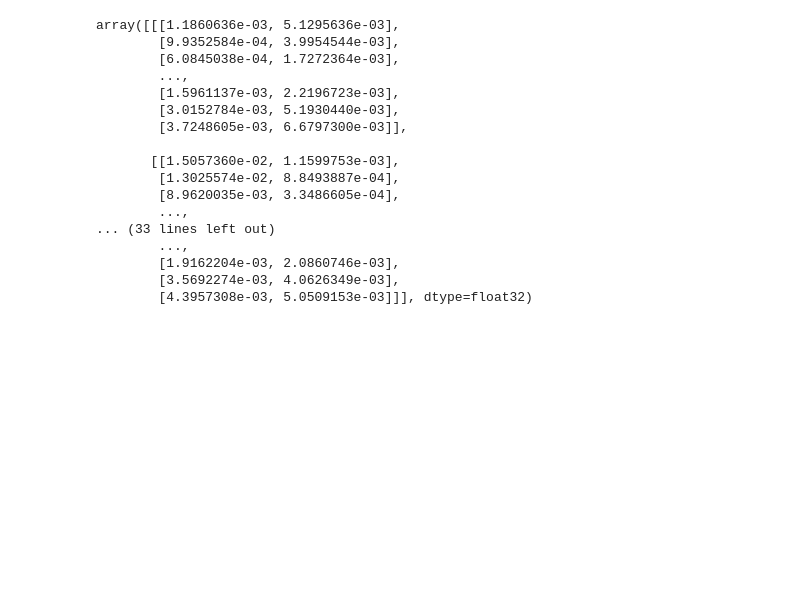
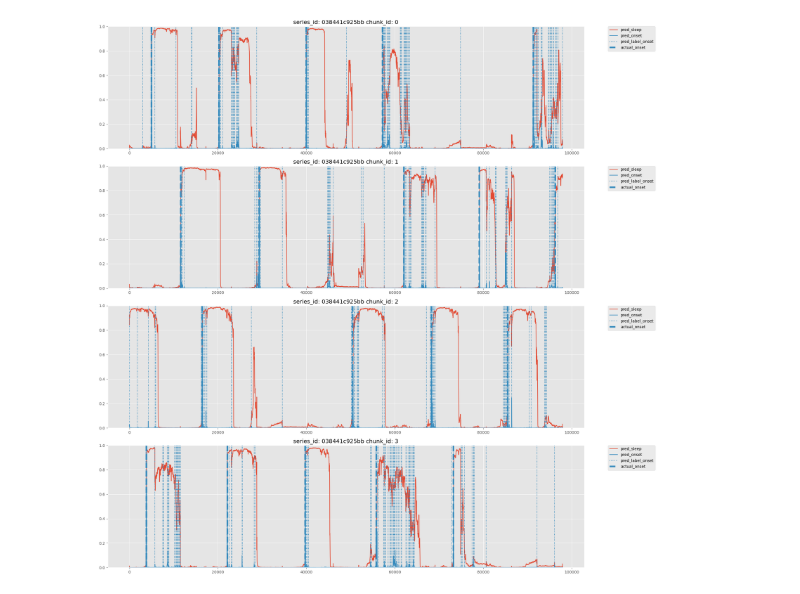
Before and after one commit to yomura-yomura/child-mind-institute-detect-sleep-states, a Jupyter notebook: lib/kaggle-child-mind-institute-detect-sleep-states/notebook/eda002.ipynb, the cells around one changed output. Drawn from its saved outputs; the diff is of its cells as text; code cells hidden in the pictures; blank space fills up the shorter version.

```diff
--- a/lib/kaggle-child-mind-institute-detect-sleep-states/notebook/eda002.ipynb
+++ b/lib/kaggle-child-mind-institute-detect-sleep-states/notebook/eda002.ipynb
@@ -8,8 +8,8 @@ import numpy as np
 import polars as pl
 import matplotlib.pyplot as plt
 import seaborn as sns
-
-
+from typing import Literal
+chunk = 4
 plt.style.use("ggplot")
 
 RESULT_DIR = "../../../data/eda/predicted-fold0.npz"
@@ -25,5 +25,5 @@ gt_df = gt_df[gt_df["series_id"].isin(series_ids)].dropna().reset_index(drop=Tru
 # %%
-def plot_random_sample(keys, preds, labels,df_submit, num_samples=1, num_chunks=5):
+def plot_random_sample(keys, preds, labels,df_submit,mode:Literal["all","onset","wakeup"],use_sleep:bool = True, num_samples=1, num_chunks=5):
     # get series ids
     series_ids = np.array(list(map(lambda x: x.split("_")[0], keys)))
     unique_series_ids = np.unique(series_ids)
@@ -39,7 +39,7 @@ def plot_random_sample(keys, preds, labels,df_submit, num_samples=1, num_chunks=
         this_series_df = df_submit[df_submit["series_id"] == random_series_id].reset_index(drop = True)
         val_wakeup = this_series_df[this_series_df["event"] == "wakeup"]["step"].values
         val_onset = this_series_df[this_series_df["event"] == "onset"]["step"].values
-        val_step = np.arange(1,preds[series_idx].reshape(-1,2).shape[0]+1)
+        val_step = np.arange(1,preds[series_idx].reshape(-1,3).shape[0]+1)
         this_onset = np.isin(val_step,val_onset).astype(int)
         this_wakeup = np.isin(val_step,val_wakeup).astype(int)
 
@@ -64,13 +64,16 @@ def plot_random_sample(keys, preds, labels,df_submit, num_samples=1, num_chunks=
             pred_wakeup_idx = np.nonzero(this_series_wakeup[j])[0]
 
 
-            #axs[j].plot(this_series_preds_chunk[:, 0], label="pred_sleep")
-            axs[j].plot(this_series_preds_chunk[:, 1], label="pred_onset")
-            axs[j].vlines(pred_onset_idx, 0, 1, label="pred_label_onset", linestyles="dotted", color="C1")
-            axs[j].vlines(onset_idx, 0, 1, label="actual_onset", linestyles="dashed", color="C1")
-            #axs[j].plot(this_series_preds_chunk[:, 2], label="pred_wakeup")
-            #axs[j].vlines(pred_wakeup_idx, 0, 1, label="pred_label_wakeup", linestyles="dotted", color="C4")
-            #axs[j].vlines(wakeup_idx, 0, 1, label="actual_wakeup", linestyles="dashed", color="C4",linewidth=4)
+            if use_sleep:
+                axs[j].plot(this_series_preds_chunk[:, 0], label="pred_sleep")
+            if mode == "all" or mode == "onset":
+                axs[j].plot(this_series_preds_chunk[:, 1], label="pred_onset")
+                axs[j].vlines(pred_onset_idx, 0, 1, label="pred_label_onset", linestyles="dotted", color="C1")
+                axs[j].vlines(onset_idx, 0, 1, label="actual_onset", linestyles="dashed", color="C1",linewidth=4)
+            if mode == "all" or mode == "wakeup":
+                axs[j].plot(this_series_preds_chunk[:, 2], label="pred_wakeup")
+                axs[j].vlines(pred_wakeup_idx, 0, 1, label="pred_label_wakeup", linestyles="dotted", color="C4")
+                axs[j].vlines(wakeup_idx, 0, 1, label="actual_wakeup", linestyles="dashed", color="C4",linewidth=4)
 
             axs[j].set_ylim(0, 1)
             axs[j].set_title(f"series_id: {random_series_id} chunk_id: {j}")
@@ -89,20 +89,4 @@ event_detection_ap(solution=gt_df,submission=df_submit)
-# %%
-preds[:,:,[1,2]]
-# %% [output]
-array([[[1.1860636e-03, 5.1295636e-03],
-        [9.9352584e-04, 3.9954544e-03],
-        [6.0845038e-04, 1.7272364e-03],
-        ...,
-        [1.5961137e-03, 2.2196723e-03],
-        [3.0152784e-03, 5.1930440e-03],
-        [3.7248605e-03, 6.6797300e-03]],
-
-       [[1.5057360e-02, 1.1599753e-03],
-        [1.3025574e-02, 8.8493887e-04],
-        [8.9620035e-03, 3.3486605e-04],
-        ...,
-... (33 lines left out)
-        ...,
-        [1.9162204e-03, 2.0860746e-03],
-        [3.5692274e-03, 4.0626349e-03],
-        [4.3957308e-03, 5.0509153e-03]]], dtype=float32)
+# %%
+plot_random_sample(keys, preds, labels,df_submit=df_submit, num_chunks=chunk,mode ="onset")
+# %% [output]
+[figure, added]
```
Also changed, not shown: parts of 6 cells of this notebook, 13 other files.
